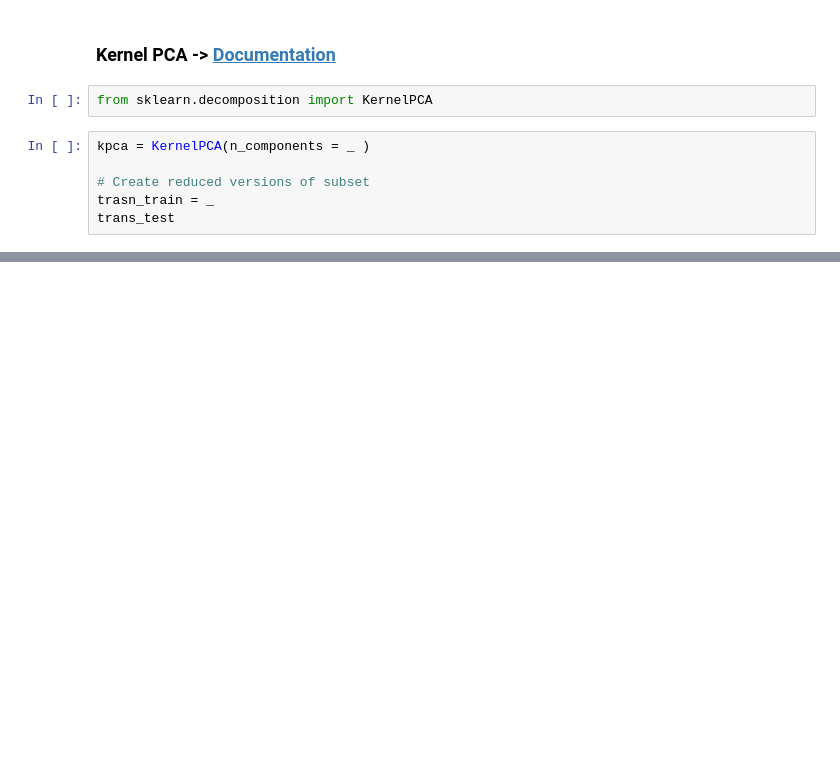
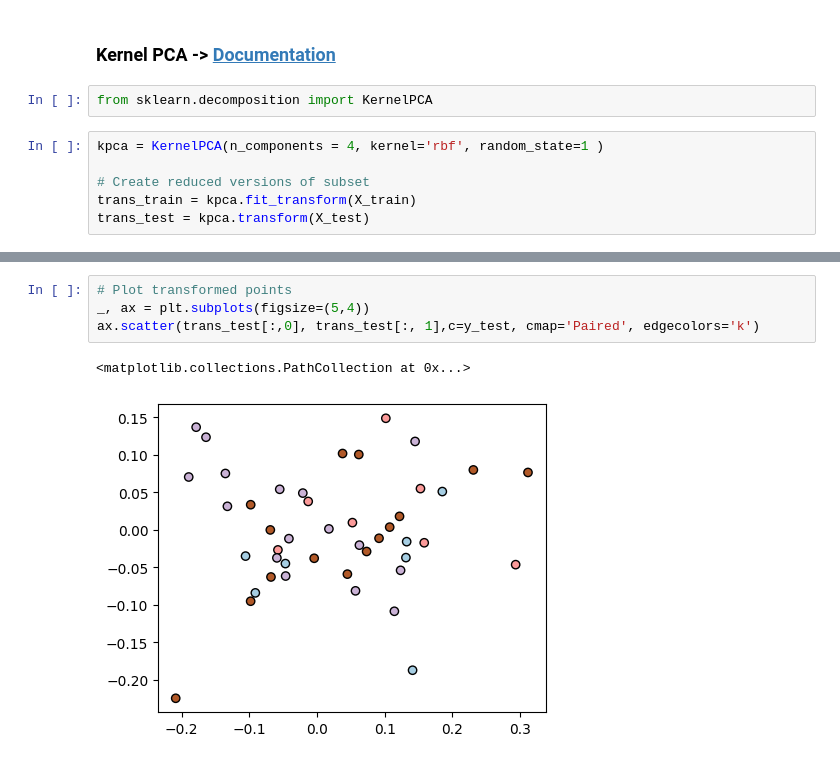
Before and after one commit to JoseDavidN/machine_learning, a Jupyter notebook: Sem_08/PCA.ipynb, the cells around one changed output, grey strips where cells are left out. Saved outputs shown, nothing was run; the diff lists cells and outputs as text; blank space fills up the shorter version.

```diff
--- a/Sem_08/PCA.ipynb
+++ b/Sem_08/PCA.ipynb
@@ -116,8 +134,8 @@ print("Accuracy before: {0:.3f}, - Now : {1:.3f} \n".format( _ , _ ))
 # %%
 from sklearn.decomposition import KernelPCA
 # %%
-kpca = KernelPCA(n_components = _ )
+kpca = KernelPCA(n_components = 4, kernel='rbf', random_state=1 )
 
 # Create reduced versions of subset
-trasn_train = _
-trans_test
+trans_train = kpca.fit_transform(X_train)
+trans_test = kpca.transform(X_test)
@@ -126,2 +148,9 @@ trans_test
+# %%
+# Plot transformed points
+_, ax = plt.subplots(figsize=(5,4))
+ax.scatter(trans_test[:,0], trans_test[:, 1],c=y_test, cmap='Paired', edgecolors='k')
+# %% [output]
+<matplotlib.collections.PathCollection at 0x...>
+[figure, added]
 # %%
 # Classify kernel PCA features and compute predictions
```
Also changed, not shown: parts of 19 cells of this notebook.
